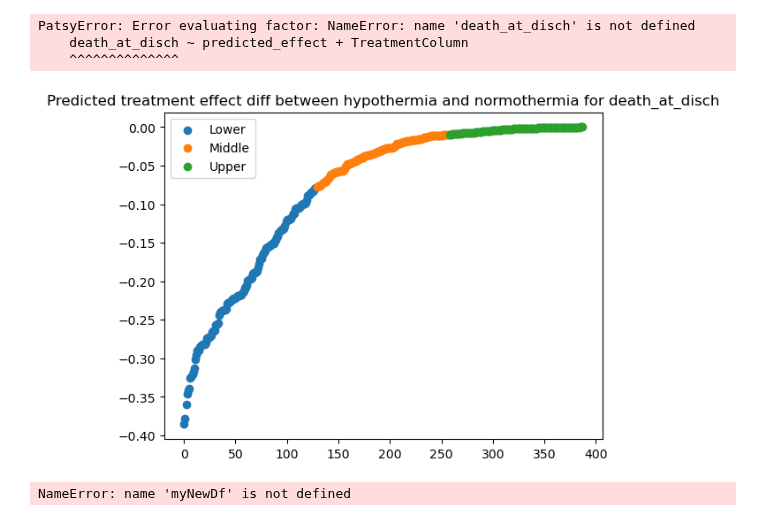
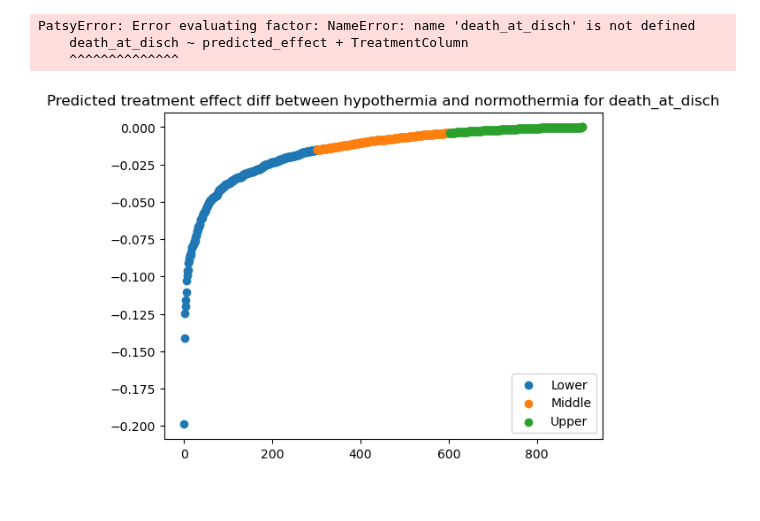
Before and after one commit to michelraskin/ttmhte, a Jupyter notebook: pmap/PMAPAnalysisNeural.ipynb, the cells around one changed output. Saved outputs shown, nothing was run; the diff lists cells and outputs as text; code cells hidden in the pictures.

```diff
--- a/pmap/PMAPAnalysisNeural.ipynb
+++ b/pmap/PMAPAnalysisNeural.ipynb
@@ -164,7 +120,7 @@ def getDefaultPipelineSteps(X_train):
     myVariance.set_output(transform="pandas")
     return [('preprocessor', myPreprocessor),  ('variance', myVariance), ('imputer', myImputer), ('covariates', myCovariates)]
 # %%
-X_train = X_train.loc[:, X_train.isnull().mean() < 0.2]
+X_train = X_train.loc[:, X_train.isnull().mean() < 0.9]
 X_test = X_test[X_train.columns]
 # %%
 myPipeline = Pipeline(getDefaultPipelineSteps(X_train))
@@ -295,4 +266,4 @@ predicted_effect_group[T.Upper]:TreatmentColumn     -0.2160      0.404     -0.53
 # %%
-getTreatmentEffectDiff(aX = X_test_transf, aY = y_test.reset_index().drop(columns='index'), aModel = model, \
+getTreatmentEffectDiff(aX = X_train_transf.reset_index().drop(columns='index'), aY = y_train.reset_index().drop(columns='index'), aModel = model, \
                        aCategory = 'death_at_disch', aGroup = 'keep__keep__bin__hypothermia', aUseNeuralNetwork = True, aByGroup = False)
 # %% [output]
@@ -301,12 +272,4 @@ getTreatmentEffectDiff(aX = X_test_transf, aY = y_test.reset_index().drop(column
 PatsyError: Error evaluating factor: NameError: name 'death_at_disch' is not defined
     death_at_disch ~ predicted_effect + TreatmentColumn
     ^^^^^^^^^^^^^^
-[figure, old version]
+[figure, new version]
-# %%
-myGroup = myNewDf.groupby(['predicted_effect_group', myTreatment]).agg({myPredicted:'sum', 'index':'count'})
-myGroup = myGroup.reset_index()
-myGroup['percent'] = myGroup[myPredicted] / myGroup['index']
-myGroup
-# does not mean anything because you don't know the baseline effect
-# %% [output]
-NameError: name 'myNewDf' is not defined
```
Also changed, not shown: parts of 12 cells of this notebook, 10 other files.
